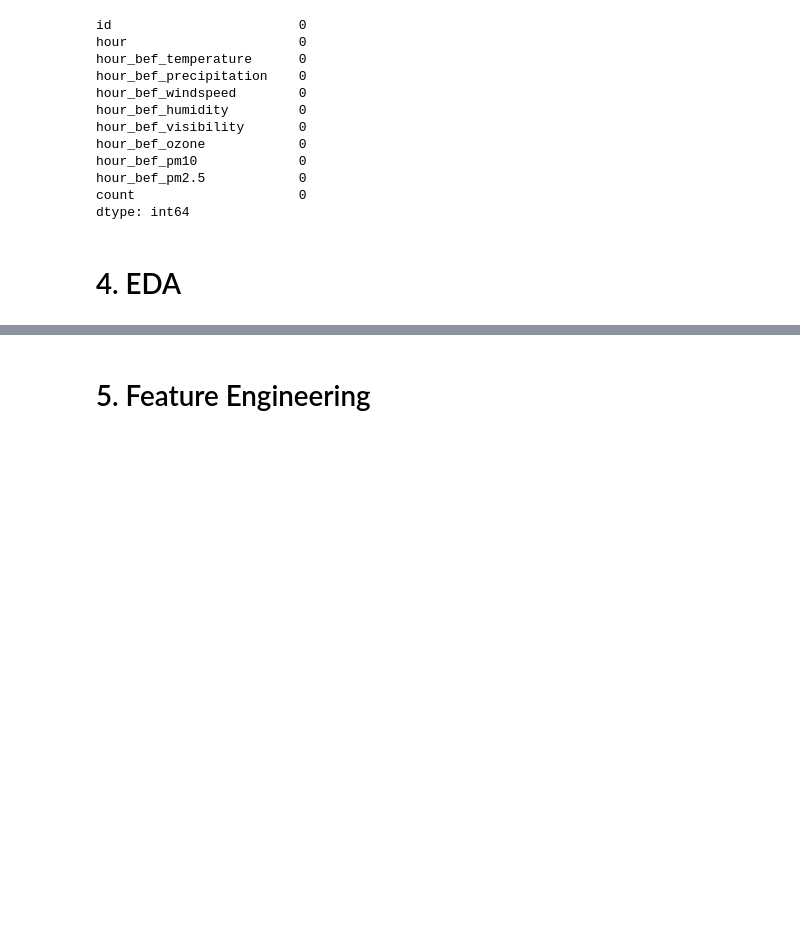
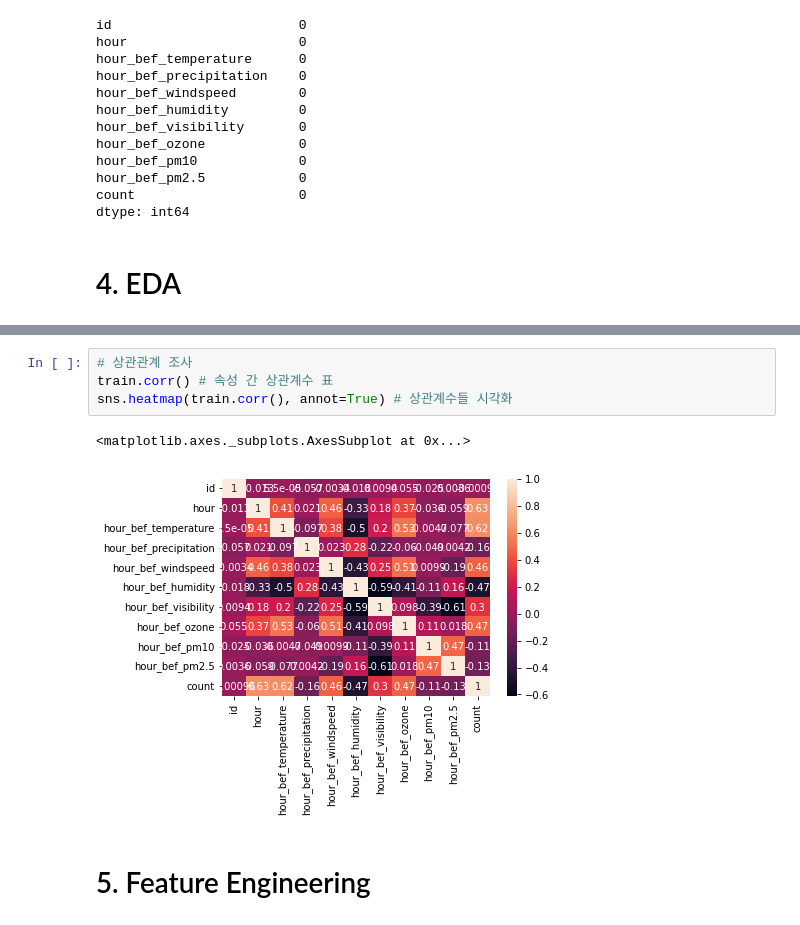
Before and after one commit to hyunku/Teach-Data-Analysis-Basic, a Jupyter notebook: BikePredict.ipynb, the cells around one changed output, grey strips where cells are left out. Drawn from its saved outputs; the diff is of its cells as text; blank space fills up the shorter version.

```diff
--- a/BikePredict.ipynb
+++ b/BikePredict.ipynb
@@ -239,3 +276,10 @@ dtype: int64
+# %%
+# 상관관계 조사
+train.corr() # 속성 간 상관계수 표
+sns.heatmap(train.corr(), annot=True) # 상관계수들 시각화
+# %% [output]
+<matplotlib.axes._subplots.AxesSubplot at 0x...>
+[figure, added]
 # %% [markdown]
 # 5. Feature Engineering
 # %% [markdown]
```
Also changed, not shown: parts of 7 cells of this notebook.
